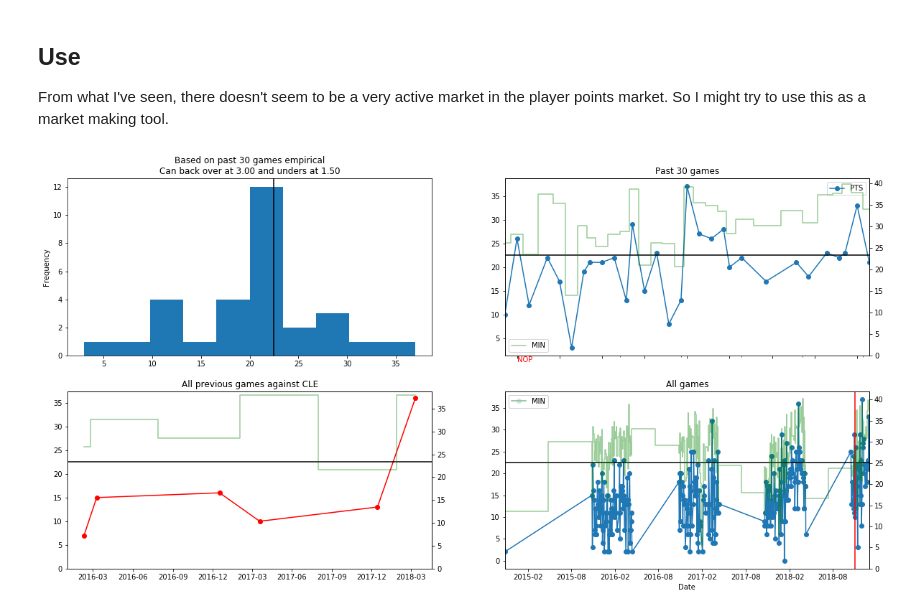
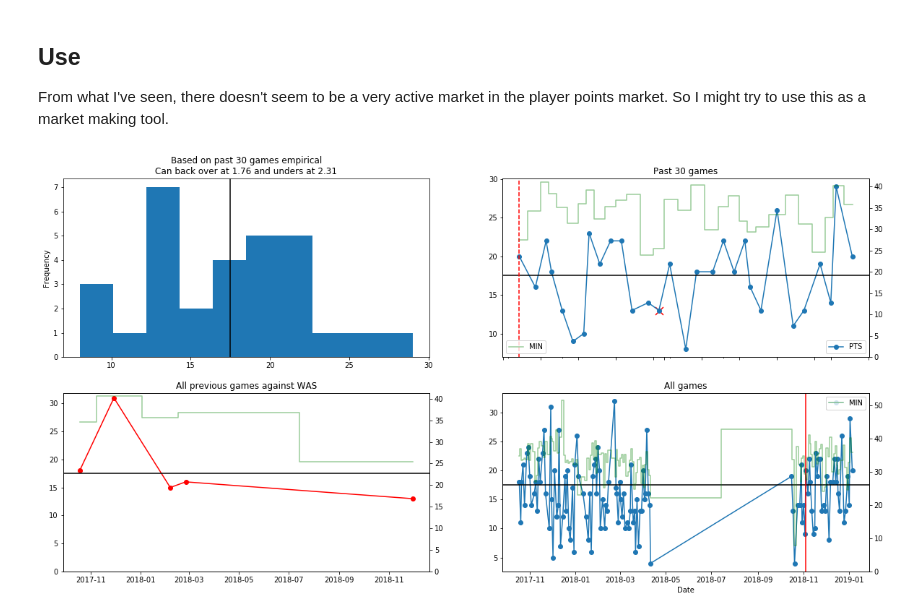
Before and after one commit to johnny-wong/nba_stats, a Jupyter notebook: Notebooks/Tools/1. Player stats overview.ipynb, the cells around one changed output. Cells and saved outputs as stored; diff of their text form; code cells hidden in the pictures.

```diff
--- a/Notebooks/Tools/1. Player stats overview.ipynb
+++ b/Notebooks/Tools/1. Player stats overview.ipynb
@@ -106,9 +106,10 @@ def pl_pts_odds_WL(player_name, stat, baseline, past_n_games, opp_team=None):
     ############## Get player's statistics from last game against opponent
     if opp_team is not None:
         df_opp_team = pd.DataFrame(player_df_played[player_df_played['OPP_TEAM_ABBREVIATION'] == opp_team])
+        df_opp_team_recent = pd.DataFrame(player_df_recent[player_df_recent['OPP_TEAM_ABBREVIATION'] == opp_team])
         if len(df_opp_team) > 0:
             # Plot points on recent games
-            ax[0,1].scatter(df_opp_team.index, df_opp_team[stat], color='red',
+            ax[0,1].scatter(df_opp_team_recent.index, df_opp_team_recent[stat], color='red',
                         marker='x', s=120)
 
             # Plot all previous games with opp
@@ -124,11 +125,11 @@ def pl_pts_odds_WL(player_name, stat, baseline, past_n_games, opp_team=None):
 
     return player_df_recent
 # %%
-player_name = 'Julius Randle'
-baseline = 22.5
-opp_team = 'CLE'
+player_name = 'Ben Simmons'
+baseline = 17.5
+opp_team = 'WAS'
 stat = 'PTS'
 past_n_games = 30
 df = pl_pts_odds_WL(player_name, stat, baseline, past_n_games, opp_team)
 # %% [output]
-[figure, old version]
+[figure, new version]
```
Also changed, not shown: parts of 1 cell of this notebook.
